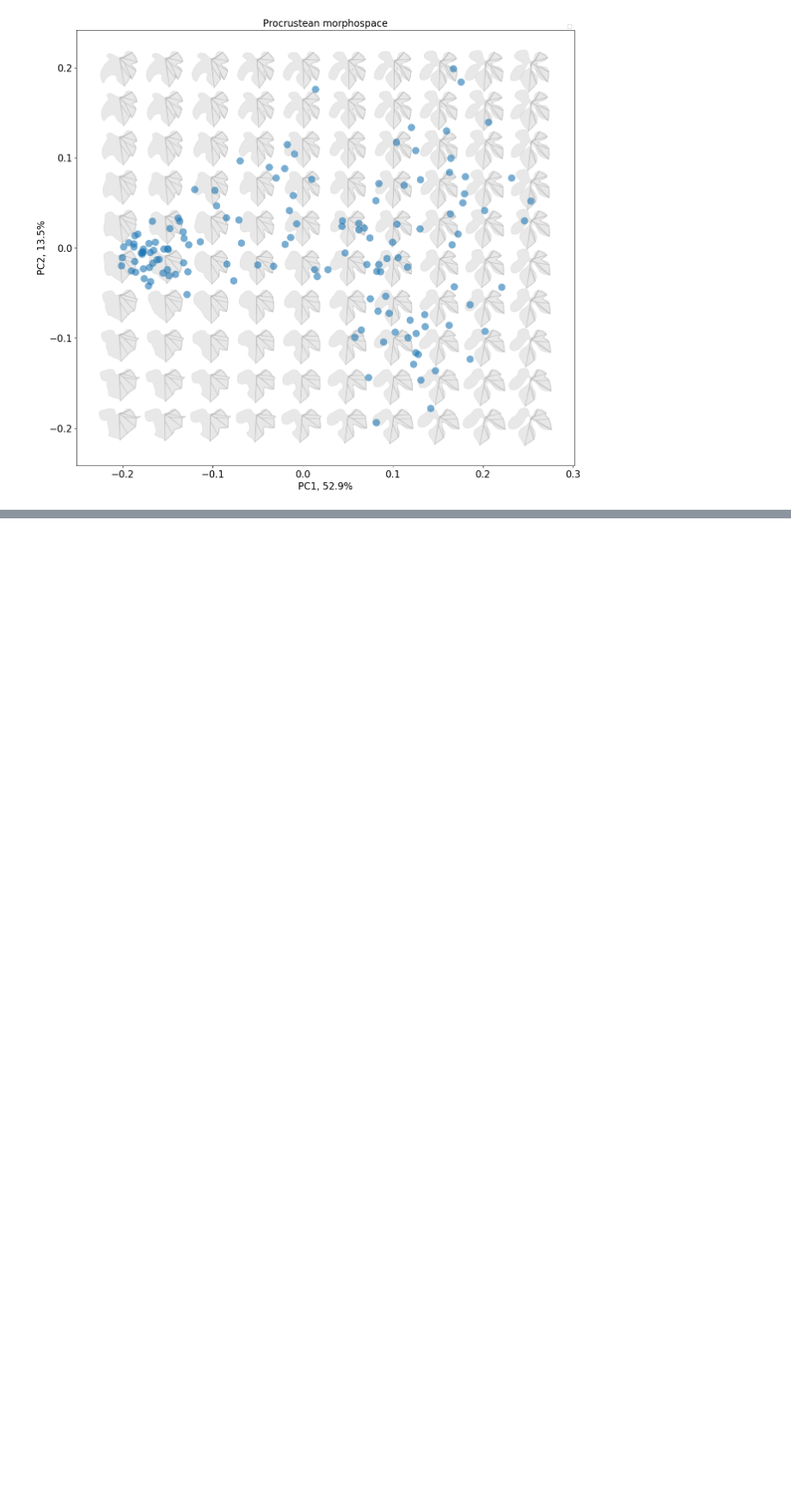
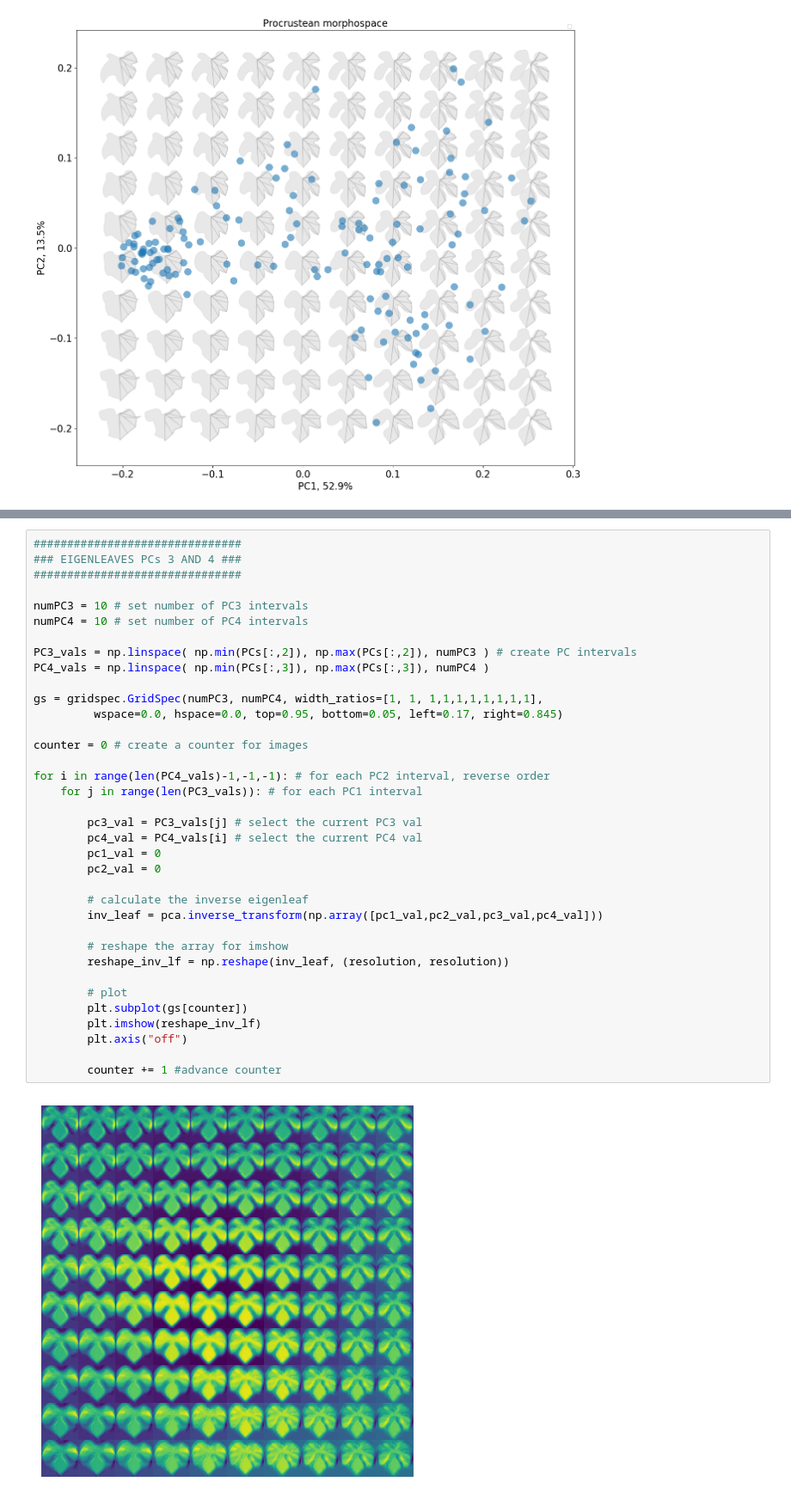
Before and after one commit to DanChitwood/preliminary_ampelography, a Jupyter notebook: grape_leaves_goali_20190614.ipynb, the cells around one changed output, grey strips where cells are left out. Shown at 86% size. Cells and saved outputs as stored; diff of their text form; blank space fills up the shorter version.

```diff
--- a/grape_leaves_goali_20190614.ipynb
+++ b/grape_leaves_goali_20190614.ipynb
@@ -964,0 +1288,38 @@ Text(0.5, 1.0, 'Procrustean morphospace')
+# %%
+###############################
+### EIGENLEAVES PCs 3 AND 4 ###
+###############################
+
+numPC3 = 10 # set number of PC3 intervals
+numPC4 = 10 # set number of PC4 intervals
+
+PC3_vals = np.linspace( np.min(PCs[:,2]), np.max(PCs[:,2]), numPC3 ) # create PC intervals
+PC4_vals = np.linspace( np.min(PCs[:,3]), np.max(PCs[:,3]), numPC4 )
+
+gs = gridspec.GridSpec(numPC3, numPC4, width_ratios=[1, 1, 1,1,1,1,1,1,1,1],
+         wspace=0.0, hspace=0.0, top=0.95, bottom=0.05, left=0.17, right=0.845)
+
+counter = 0 # create a counter for images
+
+for i in range(len(PC4_vals)-1,-1,-1): # for each PC2 interval, reverse order
+    for j in range(len(PC3_vals)): # for each PC1 interval
+
+        pc3_val = PC3_vals[j] # select the current PC3 val
+        pc4_val = PC4_vals[i] # select the current PC4 val
+        pc1_val = 0
+        pc2_val = 0
+
+        # calculate the inverse eigenleaf
+        inv_leaf = pca.inverse_transform(np.array([pc1_val,pc2_val,pc3_val,pc4_val]))
+
+        # reshape the array for imshow
+        reshape_inv_lf = np.reshape(inv_leaf, (resolution, resolution))
+
+        # plot
+        plt.subplot(gs[counter])
+        plt.imshow(reshape_inv_lf)
+        plt.axis("off")
+
+        counter += 1 #advance counter
+# %% [output]
+[figure, added]
```
Also changed, not shown: parts of 16 cells of this notebook.
